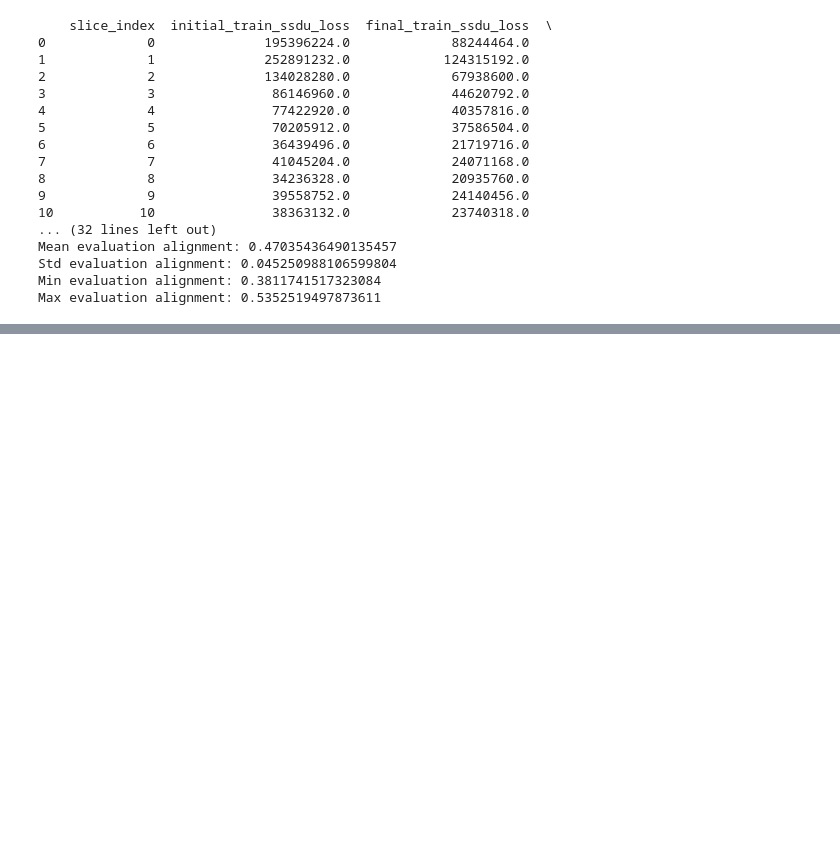
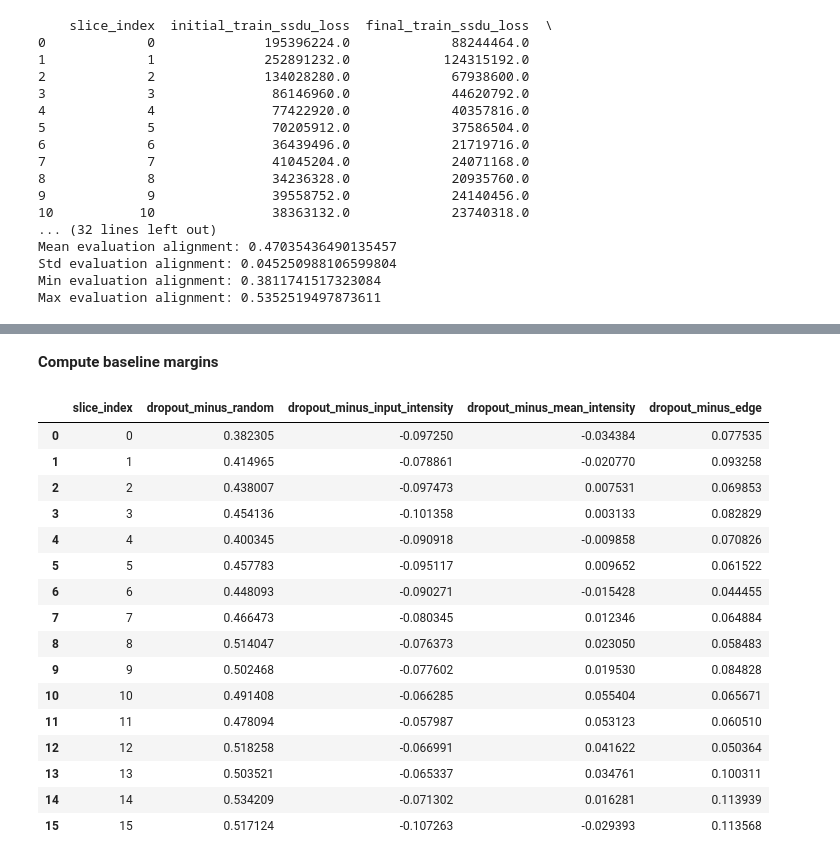
Before and after one commit to SILAS-RANSFORD-OSEI/reliability-aware-ssdu-mri, a Jupyter notebook: notebooks/03_multi_slice_reliability_check.ipynb, the cells around one changed output, grey strips where cells are left out. Drawn from its saved outputs; the diff is of its cells as text; code cells hidden in the pictures; blank space fills up the shorter version.

```diff
--- a/notebooks/03_multi_slice_reliability_check.ipynb
+++ b/notebooks/03_multi_slice_reliability_check.ipynb
@@ -980,0 +1102,52 @@ Max evaluation alignment: 0.5352519497873611
+# %% [markdown]
+**Compute baseline margins**
+# %%
+baseline_margin_df = baseline_df.copy()
+
+baseline_margin_df["dropout_minus_random"] = (
+    baseline_margin_df["dropout_uncertainty_alignment"]
+    - baseline_margin_df["random_alignment"]
+)
+
+baseline_margin_df["dropout_minus_input_intensity"] = (
+    baseline_margin_df["dropout_uncertainty_alignment"]
+    - baseline_margin_df["input_intensity_alignment"]
+)
+
+baseline_margin_df["dropout_minus_mean_intensity"] = (
+    baseline_margin_df["dropout_uncertainty_alignment"]
+    - baseline_margin_df["mean_intensity_alignment"]
+)
+
+baseline_margin_df["dropout_minus_edge"] = (
+    baseline_margin_df["dropout_uncertainty_alignment"]
+    - baseline_margin_df["edge_alignment"]
+)
+
+baseline_margin_df[
+    [
+        "slice_index",
+        "dropout_minus_random",
+        "dropout_minus_input_intensity",
+        "dropout_minus_mean_intensity",
+        "dropout_minus_edge",
+    ]
+]
+# %% [output]
+|  | slice_index | dropout_minus_random | dropout_minus_input_intensity | dropout_minus_mean_intensity | dropout_minus_edge |
+| 0 | 0 | 0.382305 | -0.097250 | -0.034384 | 0.077535 |
+| 1 | 1 | 0.414965 | -0.078861 | -0.020770 | 0.093258 |
+| 2 | 2 | 0.438007 | -0.097473 | 0.007531 | 0.069853 |
+| 3 | 3 | 0.454136 | -0.101358 | 0.003133 | 0.082829 |
+| 4 | 4 | 0.400345 | -0.090918 | -0.009858 | 0.070826 |
+| 5 | 5 | 0.457783 | -0.095117 | 0.009652 | 0.061522 |
+| 6 | 6 | 0.448093 | -0.090271 | -0.015428 | 0.044455 |
+| 7 | 7 | 0.466473 | -0.080345 | 0.012346 | 0.064884 |
+| 8 | 8 | 0.514047 | -0.076373 | 0.023050 | 0.058483 |
+| 9 | 9 | 0.502468 | -0.077602 | 0.019530 | 0.084828 |
+| 10 | 10 | 0.491408 | -0.066285 | 0.055404 | 0.065671 |
+| 11 | 11 | 0.478094 | -0.057987 | 0.053123 | 0.060510 |
+| 12 | 12 | 0.518258 | -0.066991 | 0.041622 | 0.050364 |
+| 13 | 13 | 0.503521 | -0.065337 | 0.034761 | 0.100311 |
+| 14 | 14 | 0.534209 | -0.071302 | 0.016281 | 0.113939 |
+| 15 | 15 | 0.517124 | -0.107263 | -0.029393 | 0.113568 |
```
Also changed, not shown: parts of 9 cells of this notebook.
